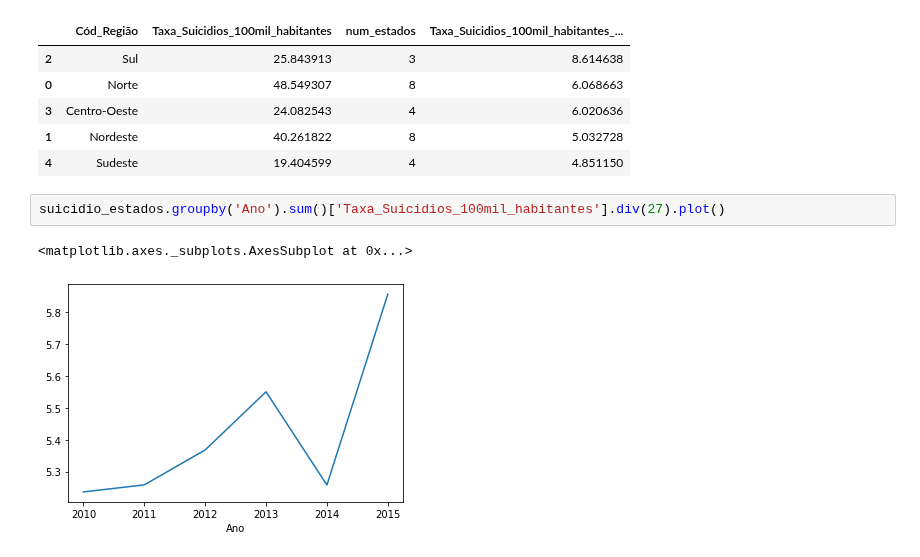
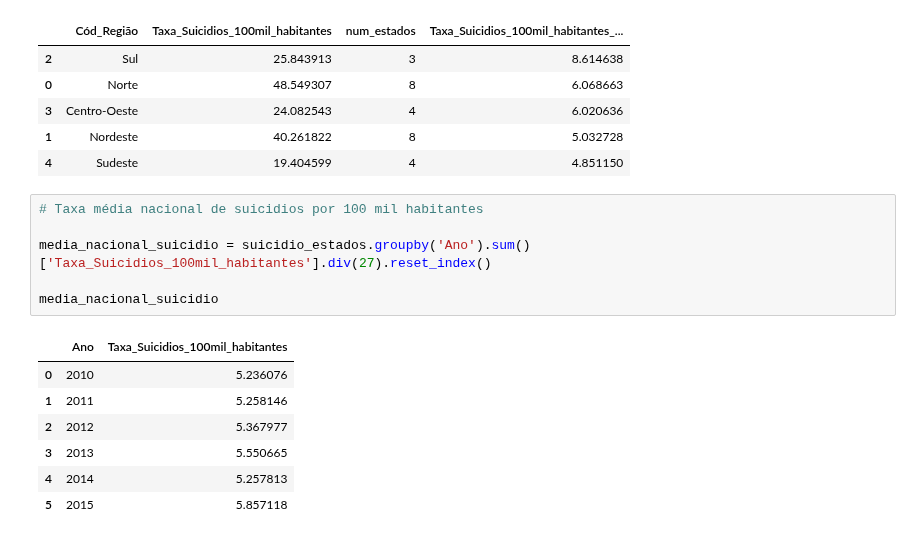
Before and after one commit to Pugianf/Big_Data_and_Public_Sector_I, a Jupyter notebook: Trabalho_Final_Big_Data_e_Setor_Público_I_População,_Demografia_e_Mercado_de_Trabalho.ipynb, the cells around one changed output. Saved outputs shown, nothing was run; the diff lists cells and outputs as text.

```diff
--- a/Trabalho_Final_Big_Data_e_Setor_Público_I_População,_Demografia_e_Mercado_de_Trabalho.ipynb
+++ b/Trabalho_Final_Big_Data_e_Setor_Público_I_População,_Demografia_e_Mercado_de_Trabalho.ipynb
@@ -146,8 +148,17 @@ media_suicidios_regiao.sort_values('Taxa_Suicidios_100mil_habitantes_media', asc
 | 3 | Centro-Oeste | 24.082543 | 4 | 6.020636 |
 | 1 | Nordeste | 40.261822 | 8 | 5.032728 |
 | 4 | Sudeste | 19.404599 | 4 | 4.851150 |
-# %%
-suicidio_estados.groupby('Ano').sum()['Taxa_Suicidios_100mil_habitantes'].div(27).plot()
-# %% [output]
-<matplotlib.axes._subplots.AxesSubplot at 0x...>
-[figure, removed]
+# %%
+# Taxa média nacional de suicidios por 100 mil habitantes
+
+media_nacional_suicidio = suicidio_estados.groupby('Ano').sum()['Taxa_Suicidios_100mil_habitantes'].div(27).reset_index()
+
+media_nacional_suicidio
+# %% [output]
+|  | Ano | Taxa_Suicidios_100mil_habitantes |
+| 0 | 2010 | 5.236076 |
+| 1 | 2011 | 5.258146 |
+| 2 | 2012 | 5.367977 |
+| 3 | 2013 | 5.550665 |
+| 4 | 2014 | 5.257813 |
+| 5 | 2015 | 5.857118 |
```
Also changed, not shown: parts of 2 cells of this notebook.
